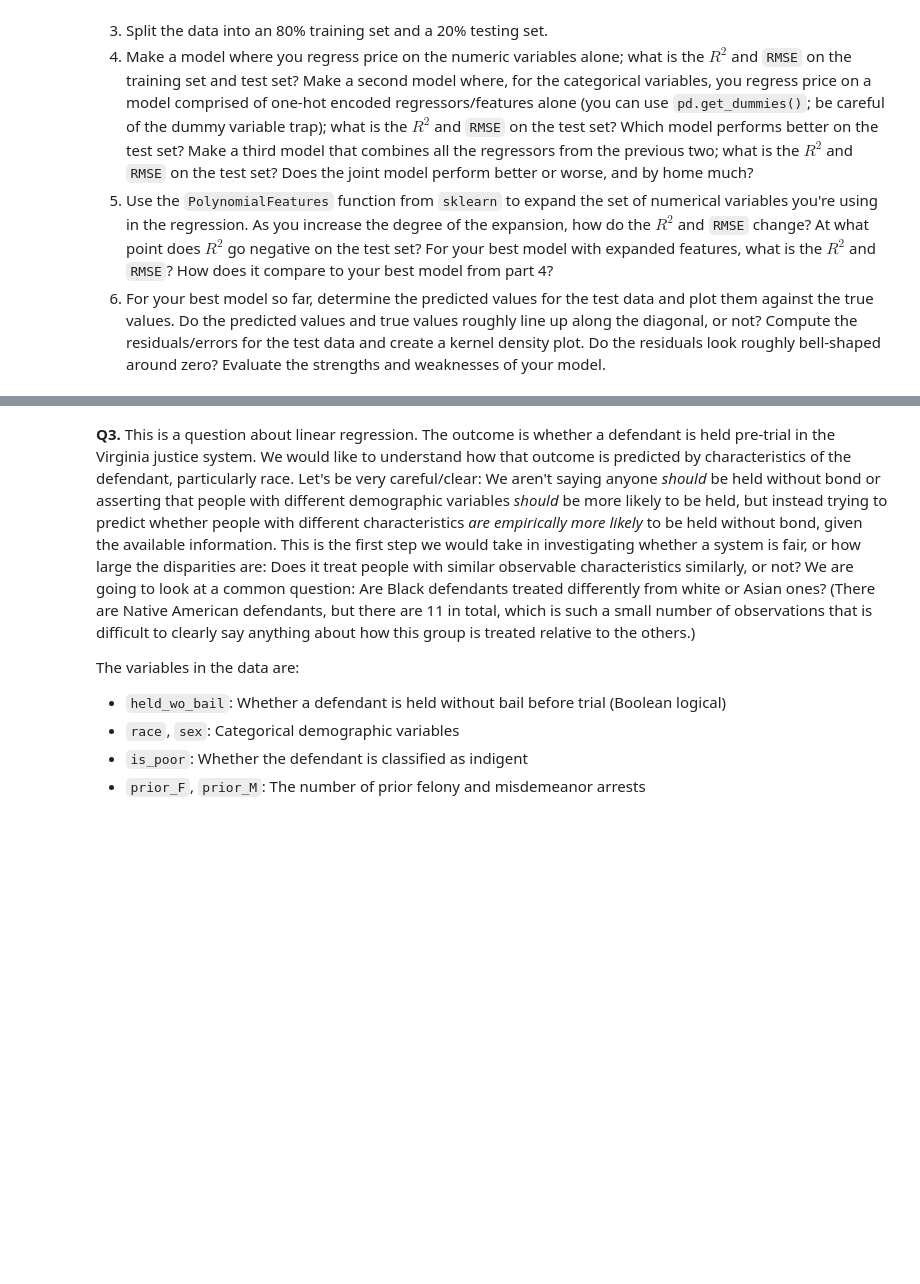
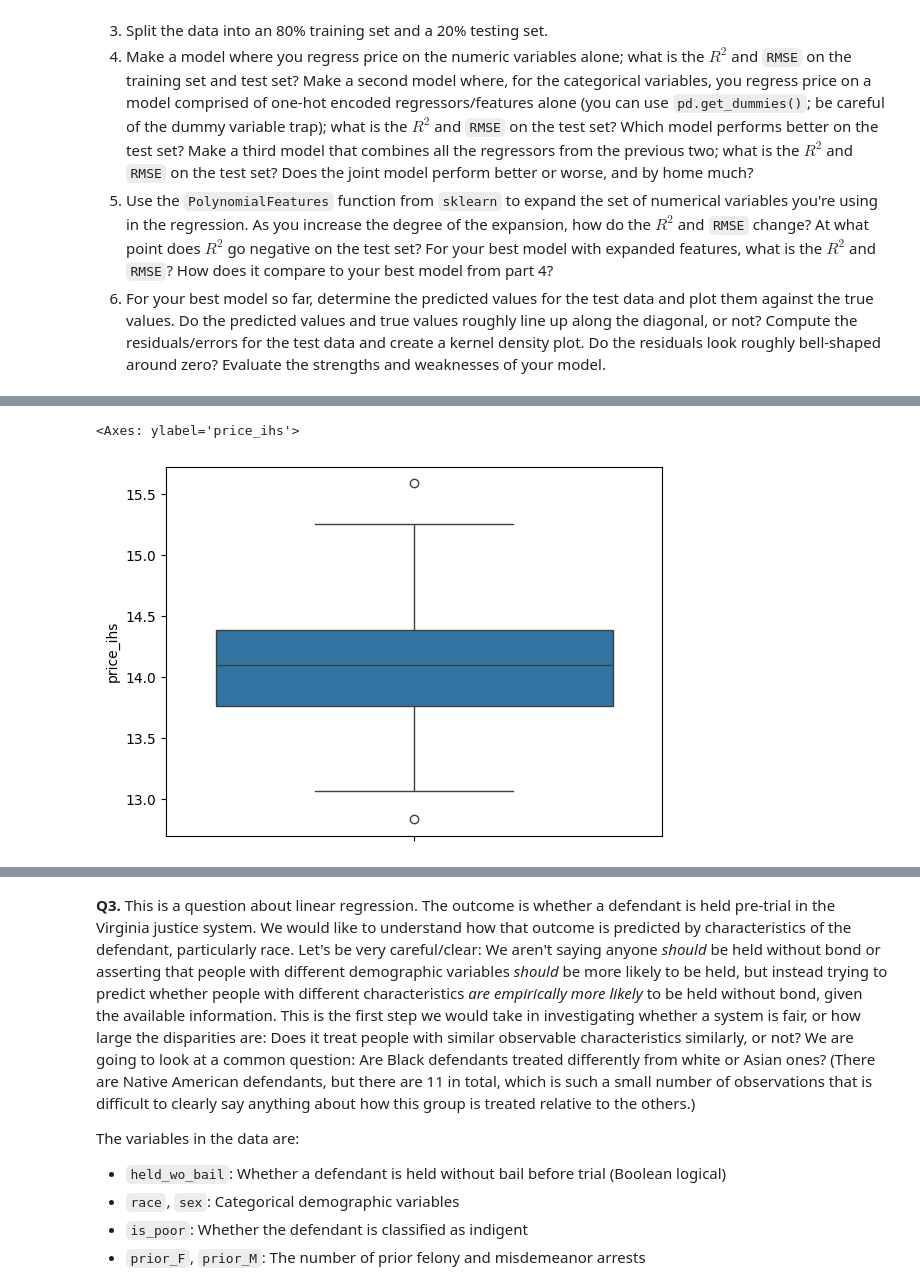
Before and after one commit to natalieassaad/linearRegression, a Jupyter notebook: assignment.ipynb, the cells around one changed output, grey strips where cells are left out. Saved outputs shown, nothing was run; the diff lists cells and outputs as text; code cells hidden in the pictures; blank space fills up the shorter version.

```diff
--- a/assignment.ipynb
+++ b/assignment.ipynb
@@ -223,0 +271,6 @@ print((results.loc[0,'coefficient']*100)+(max(results.loc[:,'coefficient'])))
+# %%
+df['price_ihs'] = np.arcsinh(df['Price'])
+sns.boxplot(df['price_ihs'])
+# %% [output]
+<Axes: ylabel='price_ihs'>
+[figure, added]
```
Also changed, not shown: parts of 12 cells of this notebook.
